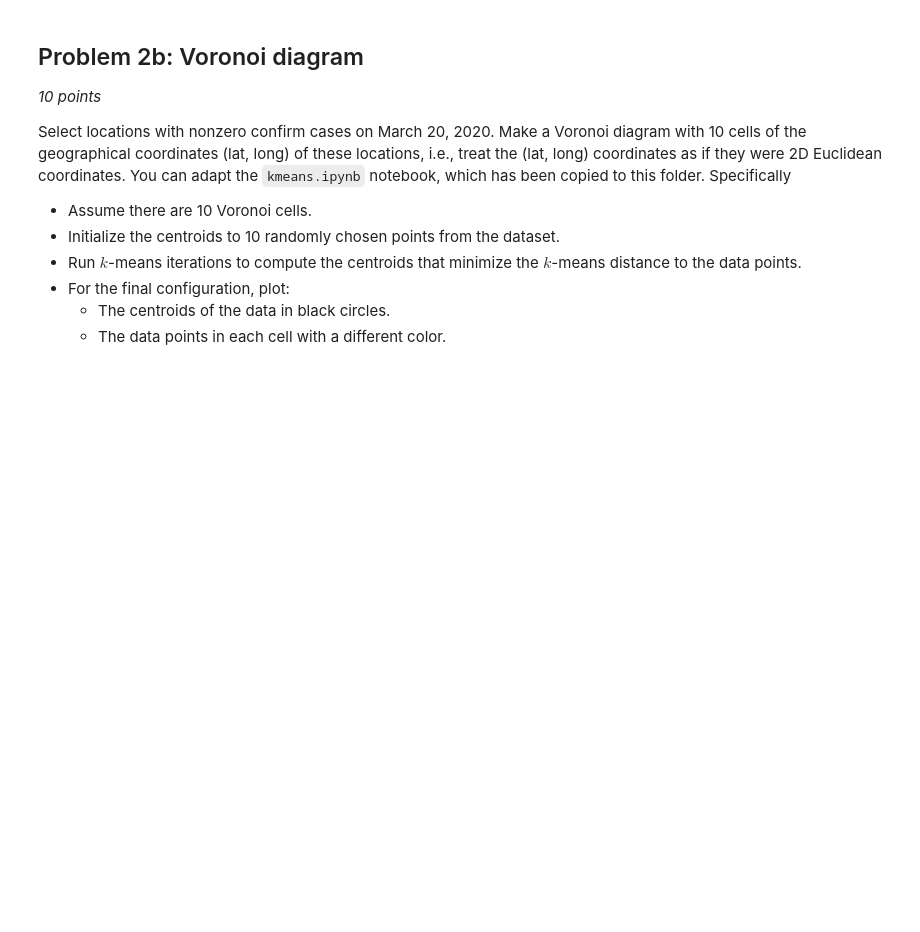
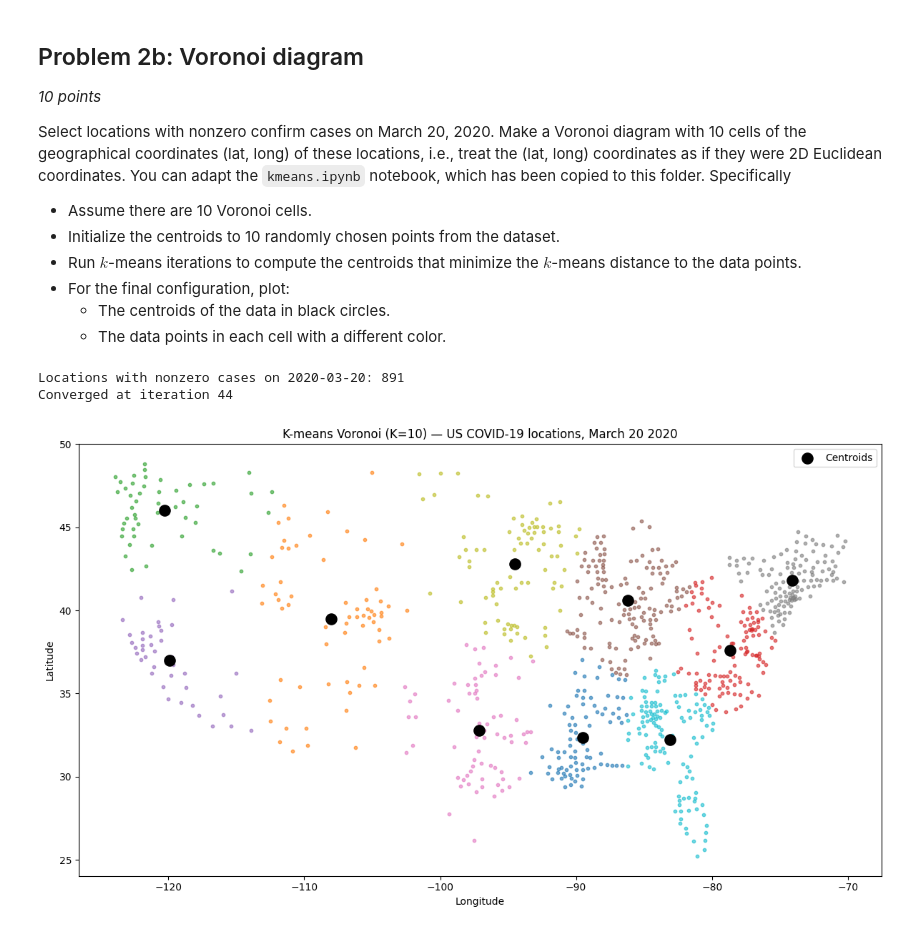
Before and after one commit to zbpetersbuf/comphys-final-zbpetersbuf, a Jupyter notebook: Problem2/Problem2.ipynb, the cells around one changed output. Drawn from its saved outputs; the diff is of its cells as text; code cells hidden in the pictures; blank space fills up the shorter version.

```diff
--- a/Problem2/Problem2.ipynb
+++ b/Problem2/Problem2.ipynb
@@ -72,3 +122,60 @@ Select locations with nonzero confirm cases on March 20, 2020. Make a Voronoi di
     - The data points in each cell with a different color.
 # %%
 # Voronoi code goes here
+# %%
+
+target_date = datetime.datetime(2020, 3, 20)
+date_idx = np.where(dates == target_date)[0][0]
+
+mask = counts[:, date_idx] > 0
+geo_filtered = [g for g, m in zip(geo, mask) if m]
+counts_filtered = counts[mask]
+
+coords = np.array([[g['lat'], g['lon']] for g in geo_filtered])
+print(f"Locations with nonzero cases on {target_date.date()}: {len(coords)}")
+
+K = 10
+np.random.seed(42)
+
+rng_idx = np.random.choice(len(coords), K, replace=False)
+centroids = coords[rng_idx].copy()
+
+def assign_clusters(coords, centroids):
+    diffs = coords[:, None, :] - centroids[None, :, :]   # (N, K, 2)
+    dists = np.linalg.norm(diffs, axis=2)                 # (N, K)
+    return np.argmin(dists, axis=1)                       # (N,)
+
+for iteration in range(200):
+    labels = assign_clusters(coords, centroids)
+    new_centroids = np.array([
+        coords[labels == k].mean(axis=0) if np.any(labels == k) else centroids[k]
+        for k in range(K)
+    ])
+    if np.allclose(new_centroids, centroids):
+        print(f"Converged at iteration {iteration}")
+        break
+    centroids = new_centroids
+
+labels = assign_clusters(coords, centroids)
+
+colors = plt.cm.tab10(np.arange(K))
+
+fig, ax = plt.subplots(figsize=(12, 7))
+
+for k in range(K):
+    pts = coords[labels == k]
+    ax.scatter(pts[:, 1], pts[:, 0], s=10, color=colors[k], alpha=0.6)
+
+ax.scatter(centroids[:, 1], centroids[:, 0],
+           s=120, c='black', marker='o', zorder=5, label='Centroids')
+
+ax.set_title('K-means Voronoi (K=10) — US COVID-19 locations, March 20 2020')
+ax.set_xlabel('Longitude')
+ax.set_ylabel('Latitude')
+ax.legend()
+plt.tight_layout()
+plt.show()
+# %% [output]
+Locations with nonzero cases on 2020-03-20: 891
+Converged at iteration 44
+[figure, added]
```
Also changed, not shown: parts of 6 cells of this notebook, 3 other files.
